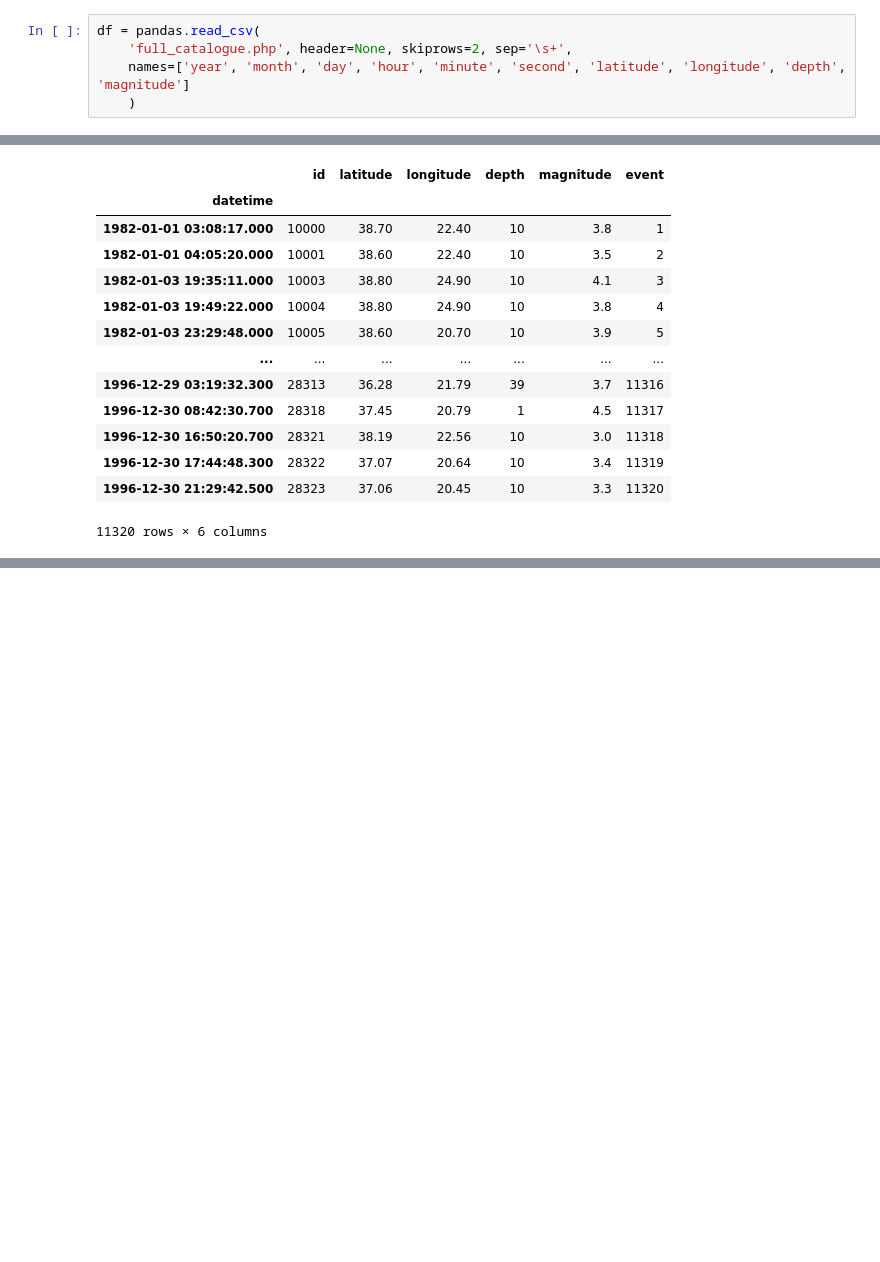
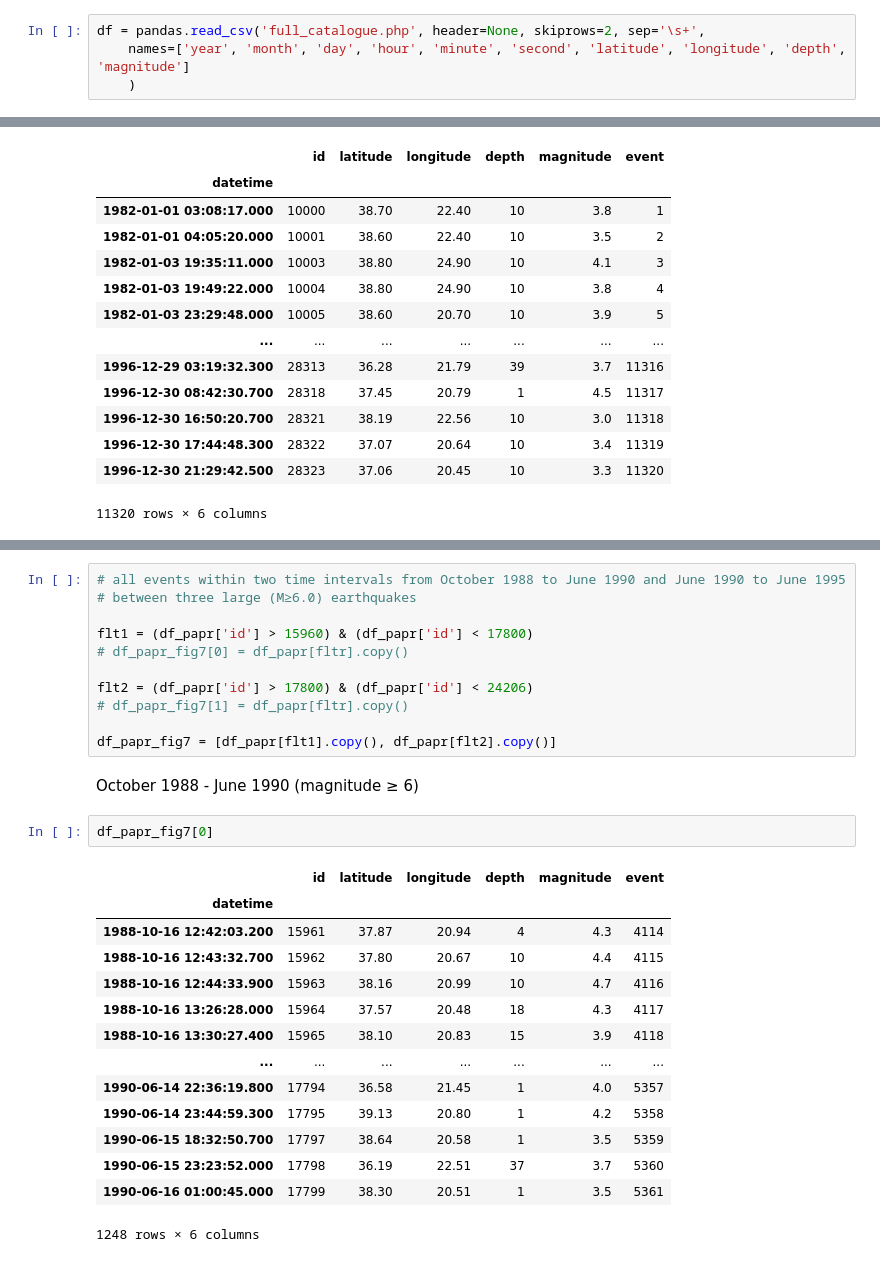
Before and after one commit to float3rs/dL, a Jupyter notebook: final/project1.ipynb, the cells around one changed output, grey strips where cells are left out. Drawn from its saved outputs; the diff is of its cells as text; blank space fills up the shorter version.

```diff
--- a/final/project1.ipynb
+++ b/final/project1.ipynb
@@ -13,8 +13,7 @@ from scipy import stats
 # data input
 [NOAIG](http://www.gein.noa.gr/services/full_catalogue.php)
 # %%
-df = pandas.read_csv(
-    'full_catalogue.php', header=None, skiprows=2, sep='\s+',
+df = pandas.read_csv('full_catalogue.php', header=None, skiprows=2, sep='\s+',
     names=['year', 'month', 'day', 'hour', 'minute', 'second', 'latitude', 'longitude', 'depth', 'magnitude']
     )
 # %%
@@ -714,0 +738,30 @@ df_papr
+# %%
+# all events within two time intervals from October 1988 to June 1990 and June 1990 to June 1995
+# between three large (M≥6.0) earthquakes
+
+flt1 = (df_papr['id'] > 15960) & (df_papr['id'] < 17800)
+# df_papr_fig7[0] = df_papr[fltr].copy()
+
+flt2 = (df_papr['id'] > 17800) & (df_papr['id'] < 24206)
+# df_papr_fig7[1] = df_papr[fltr].copy()
+
+df_papr_fig7 = [df_papr[flt1].copy(), df_papr[flt2].copy()]
+# %% [markdown]
+October 1988 - June 1990 (magnitude ≥ 6)
+# %%
+df_papr_fig7[0]
+# %% [output]
+|  | id | latitude | longitude | depth | magnitude | event |
+| datetime |  |  |  |  |  |  |
+| 1988-10-16 12:42:03.200 | 15961 | 37.87 | 20.94 | 4 | 4.3 | 4114 |
+| 1988-10-16 12:43:32.700 | 15962 | 37.80 | 20.67 | 10 | 4.4 | 4115 |
+| 1988-10-16 12:44:33.900 | 15963 | 38.16 | 20.99 | 10 | 4.7 | 4116 |
+| 1988-10-16 13:26:28.000 | 15964 | 37.57 | 20.48 | 18 | 4.3 | 4117 |
+| 1988-10-16 13:30:27.400 | 15965 | 38.10 | 20.83 | 15 | 3.9 | 4118 |
+| ... | ... | ... | ... | ... | ... | ... |
+| 1990-06-14 22:36:19.800 | 17794 | 36.58 | 21.45 | 1 | 4.0 | 5357 |
+| 1990-06-14 23:44:59.300 | 17795 | 39.13 | 20.80 | 1 | 4.2 | 5358 |
+| 1990-06-15 18:32:50.700 | 17797 | 38.64 | 20.58 | 1 | 3.5 | 5359 |
+| 1990-06-15 23:23:52.000 | 17798 | 36.19 | 22.51 | 37 | 3.7 | 5360 |
+| 1990-06-16 01:00:45.000 | 17799 | 38.30 | 20.51 | 1 | 3.5 | 5361 |
+1248 rows × 6 columns
```
Also changed, not shown: parts of 10 cells of this notebook, 1 other file.
